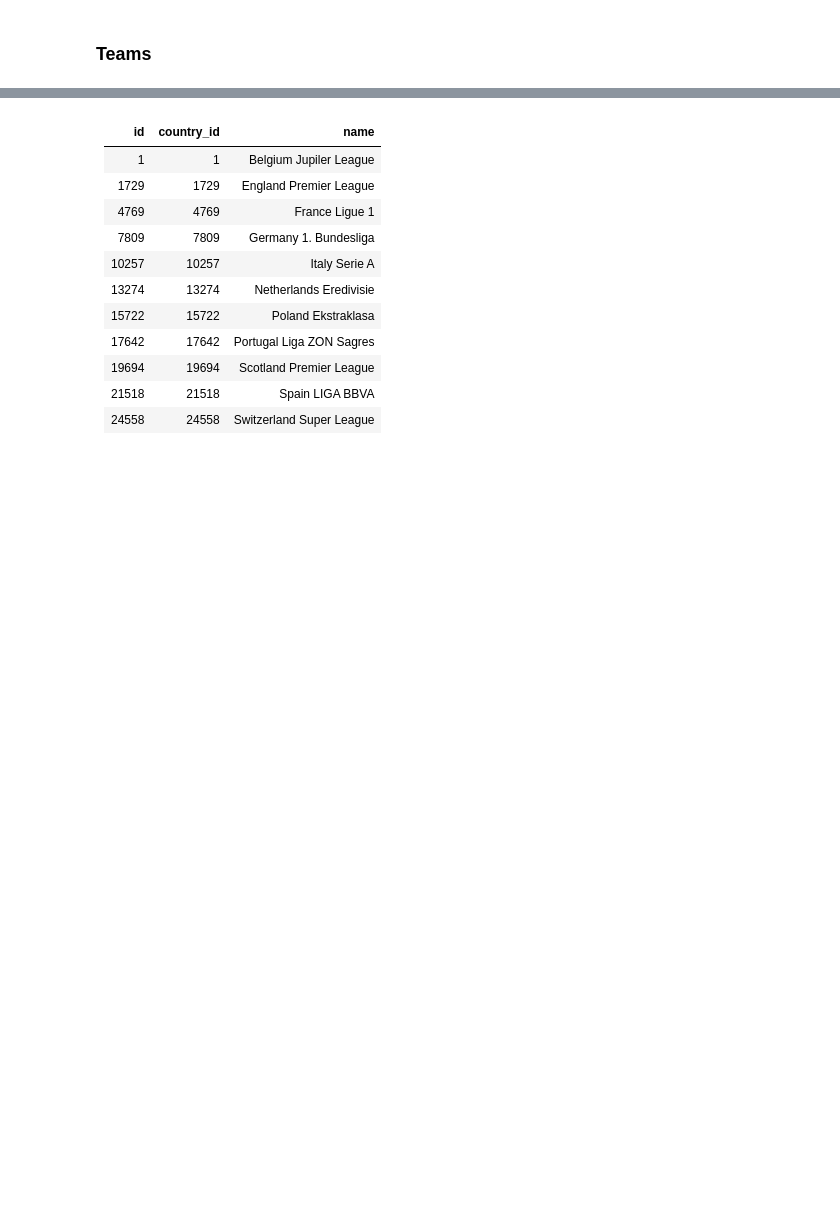
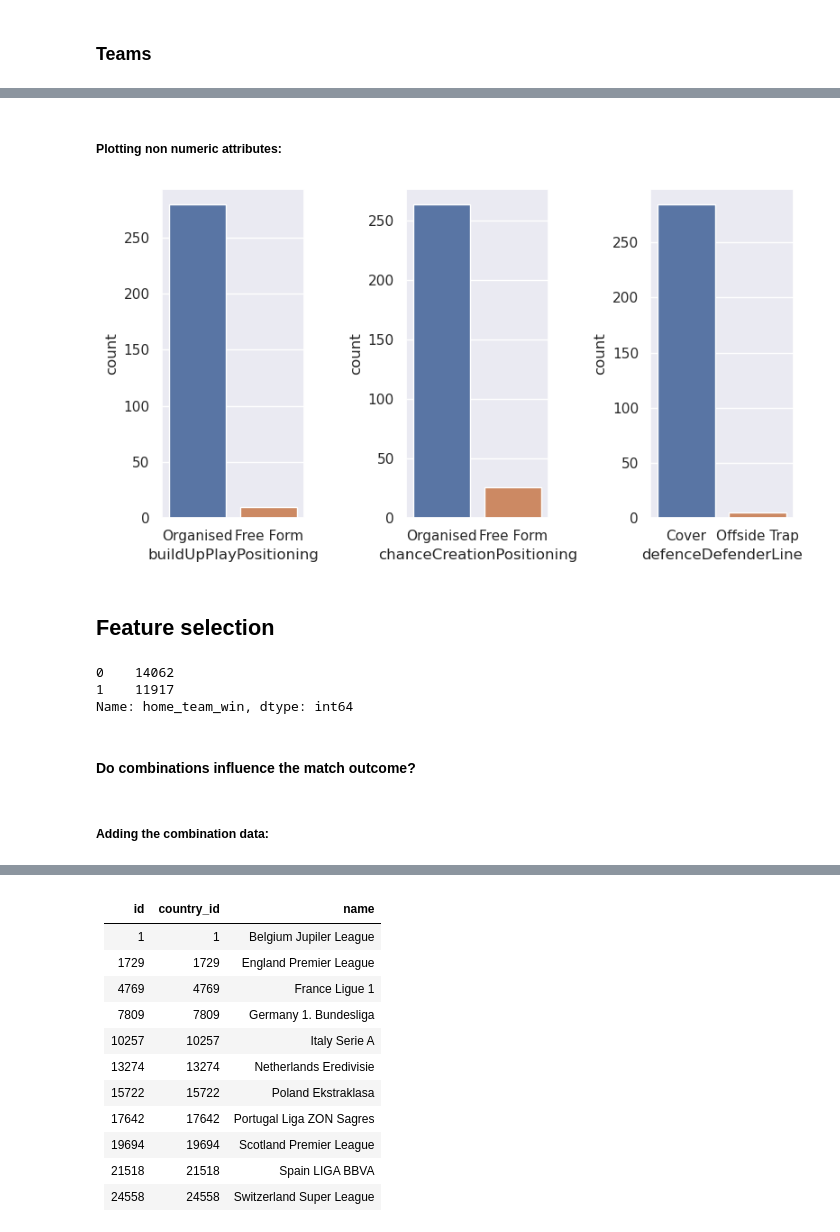
Before and after one commit to gediminas-skvarnavicius/football-db-analysis, a Jupyter notebook: analysis.ipynb, the cells around one changed output, grey strips where cells are left out. Drawn from its saved outputs; the diff is of its cells as text; code cells hidden in the pictures; blank space fills up the shorter version.

```diff
--- a/analysis.ipynb
+++ b/analysis.ipynb
@@ -500,0 +504,23 @@ SELECT * from Team LIMIT 5"""
+# %% [markdown]
+##### Plotting non numeric attributes:
+# %%
+team_attr_non_numeric = [
+    "buildUpPlayPositioningClass",
+    "chanceCreationPositioningClass",
+    "defenceDefenderLineClass",
+]
+
+fig_team_attr_cat, ax_team_attr_cat = plt.subplots(
+    1, 3, figsize=(base_fig_width, base_fig_height)
+)
+ax_team_attr_cat = ax_team_attr_cat.flatten()
+
+for i, attr in enumerate(team_attr_non_numeric):
+    sns.countplot(data=latest_team_attr, x=attr, ax=ax_team_attr_cat[i])
+    ax_team_attr_cat[i].set_xlabel(attr[:-5])
+plt.tight_layout(w_pad=3)
+plt.show()
+# %% [output]
+[figure, added]
+# %% [markdown]
+## Feature selection
@@ -500,0 +543,10 @@ SELECT * from Team LIMIT 5"""
+# %%
+match_win_df["home_team_win"].value_counts()
+# %% [output]
+0    14062
+1    11917
+Name: home_team_win, dtype: int64
+# %% [markdown]
+#### Do combinations influence the match outcome?
+# %% [markdown]
+##### Adding the combination data:
```
Also changed, not shown: parts of 28 cells of this notebook.
